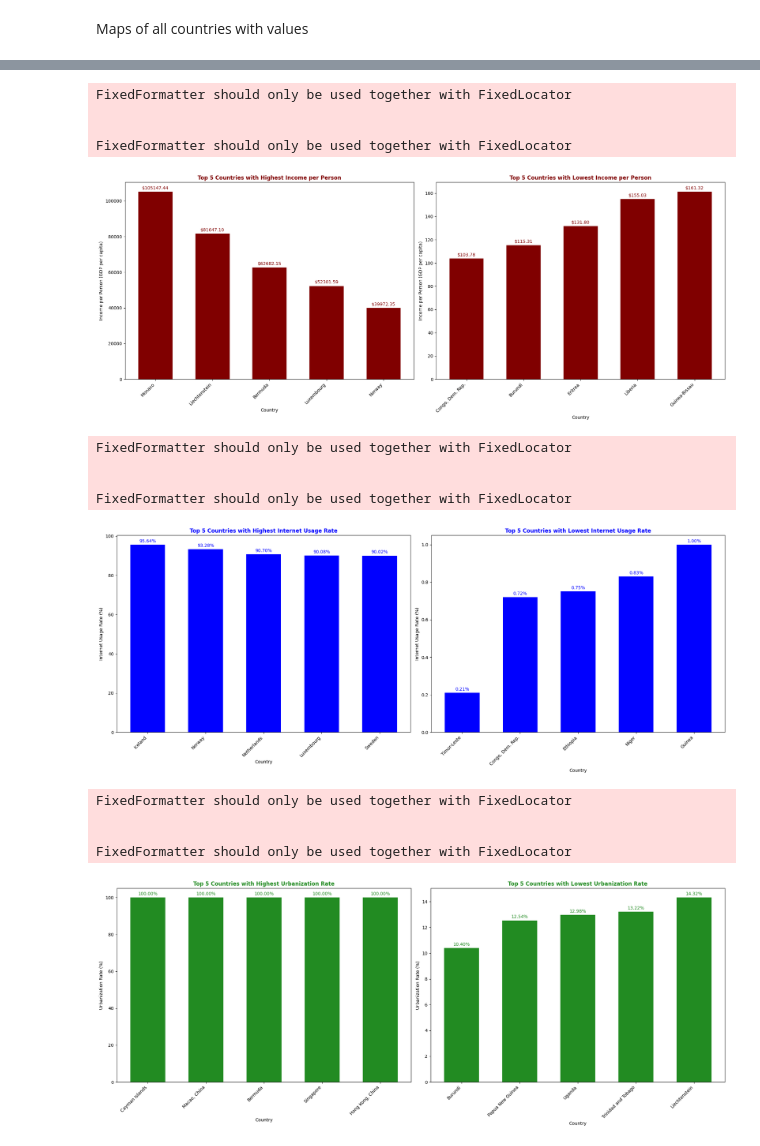
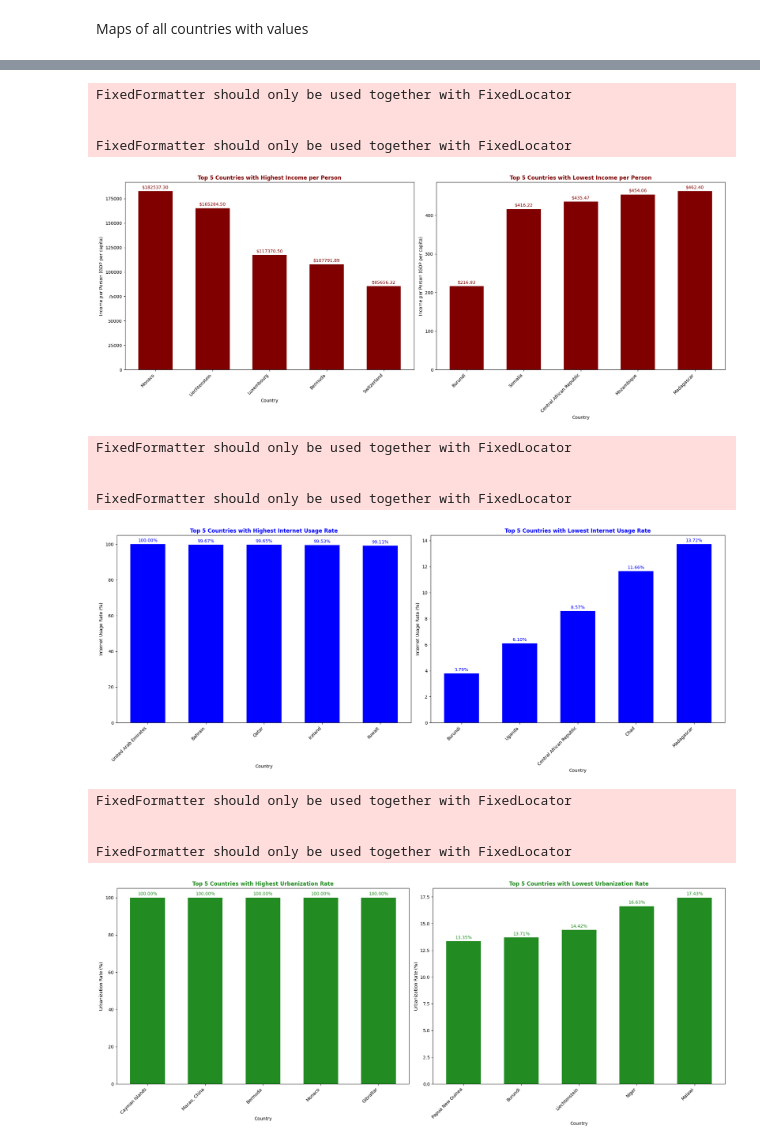
Before and after one commit to Rohaan-Adnan/data_project_, a Jupyter notebook: Assignment.ipynb, the cells around one changed output, grey strips where cells are left out. Drawn from its saved outputs; the diff is of its cells as text; code cells hidden in the pictures.

```diff
--- a/Assignment.ipynb
+++ b/Assignment.ipynb
@@ -149,7 +747,6 @@ display(fig3)
 # %%
-
 # Read the data from CSV
-df = pd.read_csv('gapminder_internet.csv')
+df = pd.read_csv('2020dataset.csv')
 
 # Sort the DataFrame by 'incomeperperson' column in descending order and take the top 5 countries
 sorted_df_high_income = df.sort_values(by='incomeperperson', ascending=False).head(5)
@@ -173,38 +770,38 @@ axes[0].set_xticklabels(sorted_df_high_income['country'], rotation=45, ha='right
 # Add dollar sign symbol and value above each bar in the first plot
 for bar in bars_high_income:
     height = bar.get_height()
     axes[0].annotate(f'${height:.2f}', xy=(bar.get_x() + bar.get_width() / 2, height),
                     xytext=(0, 3), textcoords="offset points", ha='center', va='bottom', color='#800000')
 
 # Plot the second bar graph (Top 5 Countries with Lowest Income per Person)
 bars_low_income = axes[1].bar(sorted_df_low_income['country'], sorted_df_low_income['incomeperperson'],
                             color='#800000', width=0.6)  # Increase the width for spacing
 
 # Add labels and title to the second plot
 axes[1].set_xlabel('Country')
 axes[1].set_ylabel('Income per Person (GDP per capita)')
 axes[1].set_title('Top 5 Countries with Lowest Income per Person', fontweight='bold', color='#800000')
 axes[1].set_xticklabels(sorted_df_low_income['country'], rotation=45, ha='right')
 
 # Add dollar sign symbol and value above each bar in the second plot
 for bar in bars_low_income:
     height = bar.get_height()
     axes[1].annotate(f'${height:.2f}', xy=(bar.get_x() + bar.get_width() / 2, height),
                     xytext=(0, 3), textcoords="offset points", ha='center', va='bottom', color='#800000')
 
 # Adjust layout and display the plots
 plt.tight_layout()
 plt.show()
 # %% [output]
 FixedFormatter should only be used together with FixedLocator
 
 
 FixedFormatter should only be used together with FixedLocator
-[figure, old version]
+[figure, new version]
 # %%
 
 # Read the data from CSV
-df = pd.read_csv('gapminder_internet.csv')
+df = pd.read_csv('2020dataset.csv')
 
 # Sort the DataFrame by 'internetuserate' column in descending order and take the top 5 countries
 sorted_df_high_internet = df.sort_values(by='internetuserate', ascending=False).head(5)
@@ -255,11 +852,11 @@ FixedFormatter should only be used together with FixedLocator
 
 
 FixedFormatter should only be used together with FixedLocator
-[figure, old version]
+[figure, new version]
 # %%
 
 # Read the data from CSV
-df = pd.read_csv('gapminder_internet.csv')
+df = pd.read_csv('2020dataset.csv')
 
 # Sort the DataFrame by 'urbanrate' column in descending order and take the top 5 countries
 sorted_df_high_urban = df.sort_values(by='urbanrate', ascending=False).head(5)
@@ -310,5 +907,5 @@ FixedFormatter should only be used together with FixedLocator
 
 
 FixedFormatter should only be used together with FixedLocator
-[figure, old version]
+[figure, new version]
 # %%
```
Also changed, not shown: parts of 15 cells of this notebook, 6 other files.
